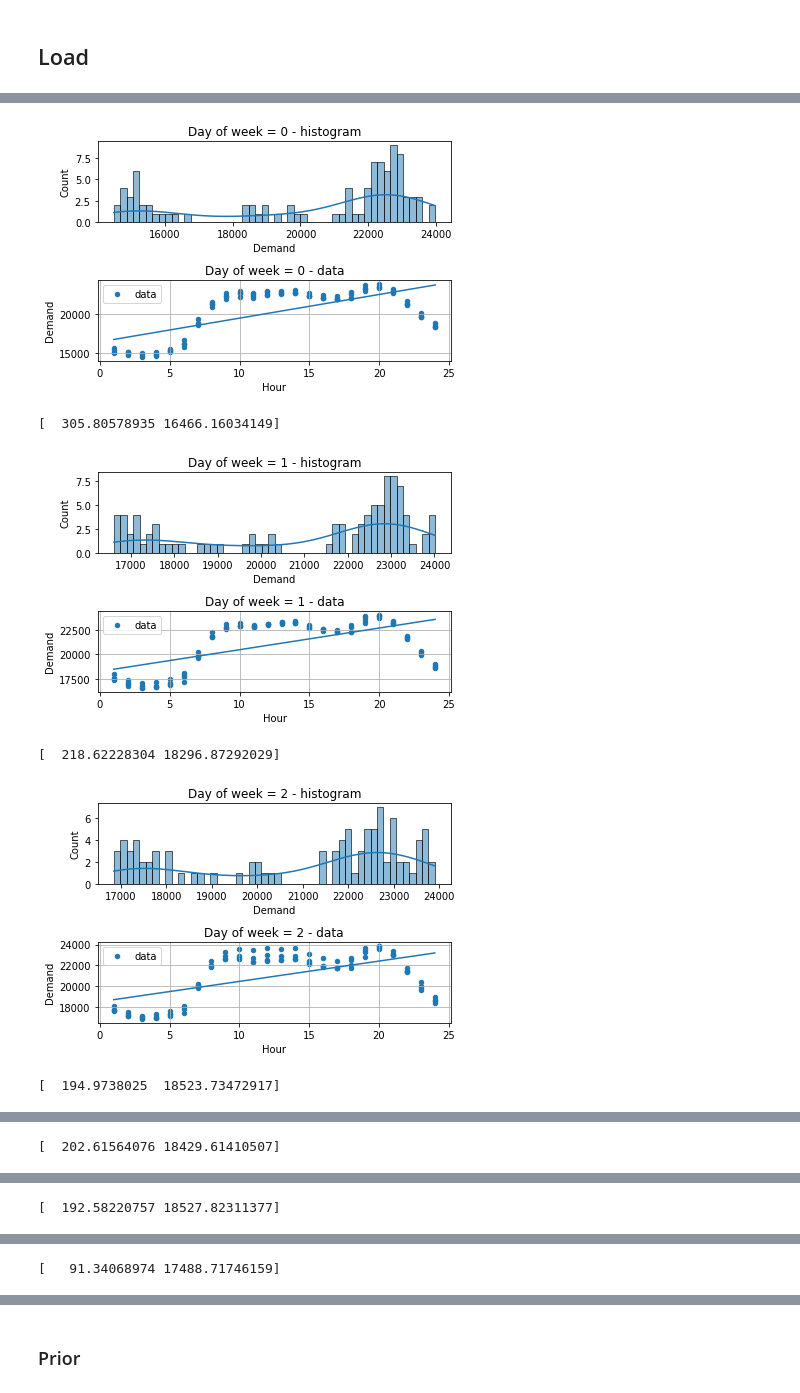
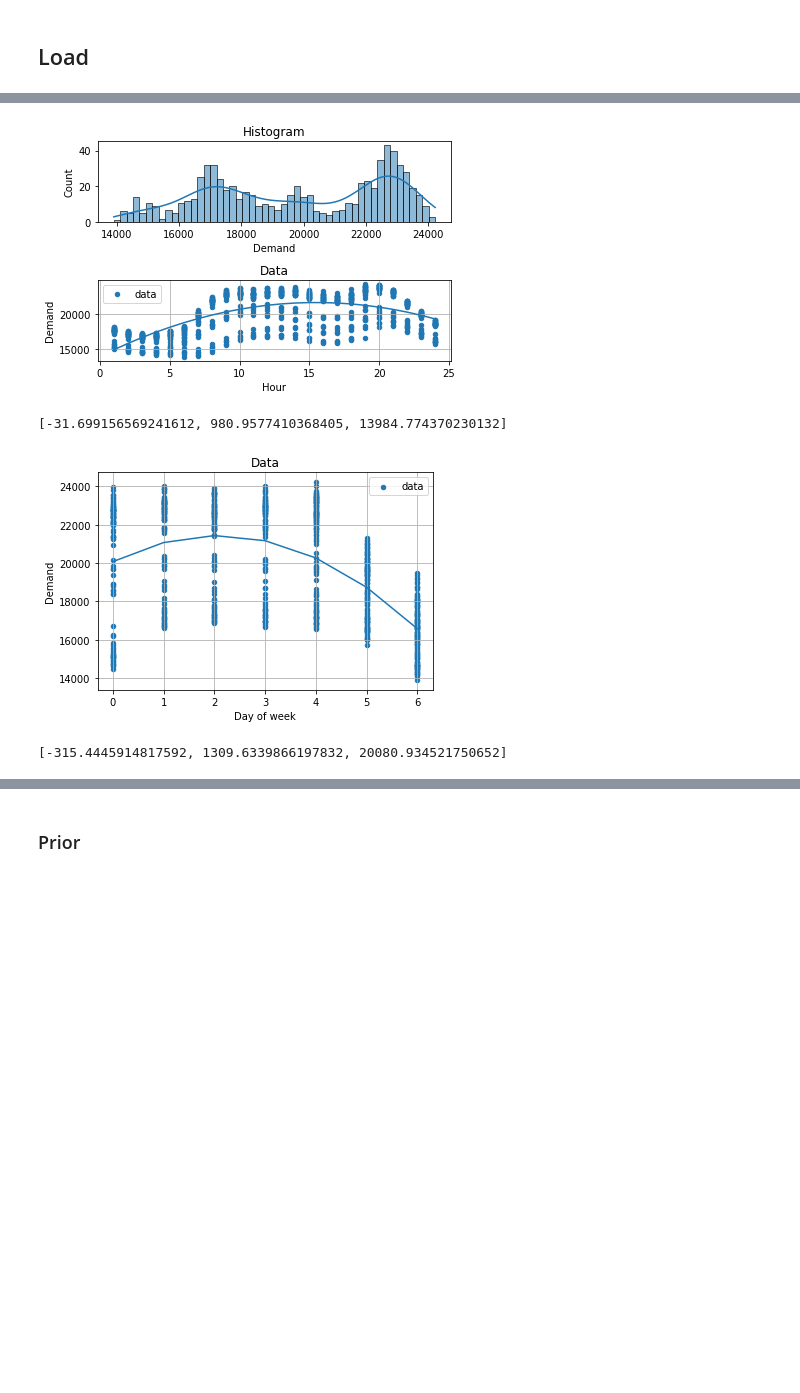
Before and after one commit to pilarskimarcin/ProjektDataAnalytics, a Jupyter notebook: Model_2_Fitting_to_histograms/model.ipynb, the cells around one changed output, grey strips where cells are left out. Cells and saved outputs as stored; diff of their text form; code cells hidden in the pictures; blank space fills up the shorter version.

```diff
--- a/Model_2_Fitting_to_histograms/model.ipynb
+++ b/Model_2_Fitting_to_histograms/model.ipynb
@@ -79,30 +74,35 @@ plt.show()
 # %%
-coeffs_demand = []
-for day in range(7):
-    data = df_zapotrzebowanie[["Godzina", "Krajowe zapotrzebowanie na moc"]].loc[df_zapotrzebowanie["Dzień tygodnia"] == day]
-    ax = plt.subplot(2, 1, 1)
-    sns.histplot(data["Krajowe zapotrzebowanie na moc"], kde=True, ax=ax, bins=50)
-    plt.xlabel("Demand")
-    plt.title(f"Day of week = {day} - histogram")
-    x = data["Godzina"]
-    ax = plt.subplot(2, 1, 2)
-    data.plot(x="Godzina", y="Krajowe zapotrzebowanie na moc", kind="scatter", grid=True, label="data", ax=ax)
-    plt.title(f"Day of week = {day} - data")
-    plt.ylabel("Demand")
-    plt.xlabel("Hour")
-    coef = np.polyfit(x, data["Krajowe zapotrzebowanie na moc"], 1)  # Degree
-    p = np.poly1d(coef)
-    x = np.sort(x.drop_duplicates().to_numpy())
-    ax.plot(x, p(x), label="regression")
-    plt.tight_layout()
-    plt.show()
-    print(coef)
-    coef = coef.astype("int")
-    coeffs_demand.append(coef)
+data = df_zapotrzebowanie[["Godzina", "Krajowe zapotrzebowanie na moc", "Dzień tygodnia"]]
+ax = plt.subplot(2, 1, 1)
+sns.histplot(data["Krajowe zapotrzebowanie na moc"], kde=True, ax=ax, bins=50)
+plt.xlabel("Demand")
+plt.title(f"Histogram")
+x = data["Godzina"]
+ax = plt.subplot(2, 1, 2)
+data.plot(x="Godzina", y="Krajowe zapotrzebowanie na moc", kind="scatter", grid=True, label="data", ax=ax)
+plt.title(f"Data")
+plt.ylabel("Demand")
+plt.xlabel("Hour")
+coef = np.polyfit(x, data["Krajowe zapotrzebowanie na moc"], 2)  # Degree
+p = np.poly1d(coef)
+x = np.sort(x.drop_duplicates().to_numpy())
+ax.plot(x, p(x), label="regression")
+plt.tight_layout()
+plt.show()
+print(coef.tolist())
+x = data["Dzień tygodnia"]
+data.plot(x="Dzień tygodnia", y="Krajowe zapotrzebowanie na moc", kind="scatter", grid=True, label="data")
+plt.title(f"Data")
+plt.ylabel("Demand")
+plt.xlabel("Day of week")
+coef = np.polyfit(x, data["Krajowe zapotrzebowanie na moc"], 2)  # Degree
+p = np.poly1d(coef)
+x = np.sort(x.drop_duplicates().to_numpy())
+plt.plot(x, p(x), label="regression")
+plt.show()
+print(coef.tolist())
 # %% [output]
-[figure, old version]
+[figure, new version]
-[  305.80578935 16466.16034149]
+[-31.699156569241612, 980.9577410368405, 13984.774370230132]
-[figure, old version]
+[figure, new version]
-[  218.62228304 18296.87292029]
+[-315.4445914817592, 1309.6339866197832, 20080.934521750652]
-[figure, removed]
-[  194.9738025  18523.73472917]
@@ -110 +108,0 @@ for day in range(7):
-[  202.61564076 18429.61410507]
@@ -112 +108,0 @@ for day in range(7):
-[  192.58220757 18527.82311377]
@@ -114 +108,0 @@ for day in range(7):
-[   91.34068974 17488.71746159]
```
Also changed, not shown: parts of 44 cells of this notebook, 18 other files.
